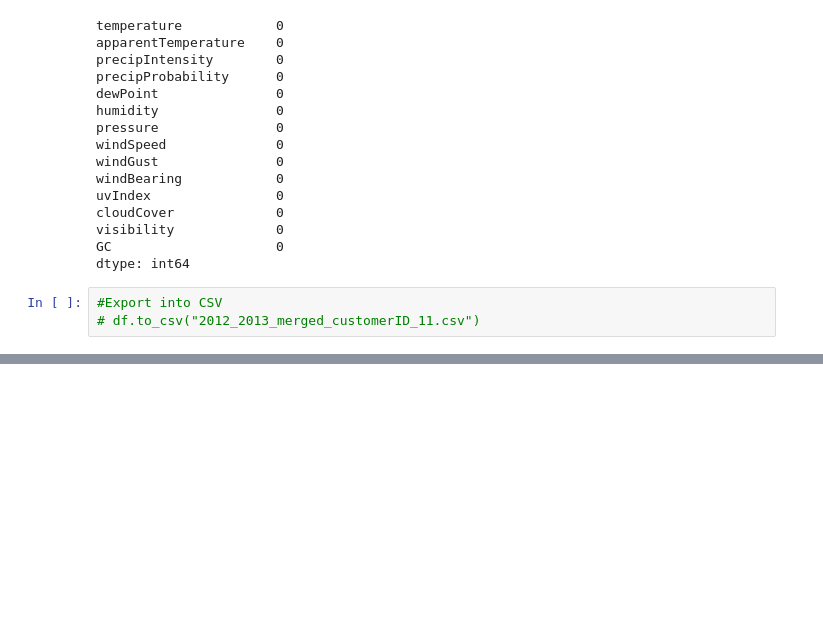
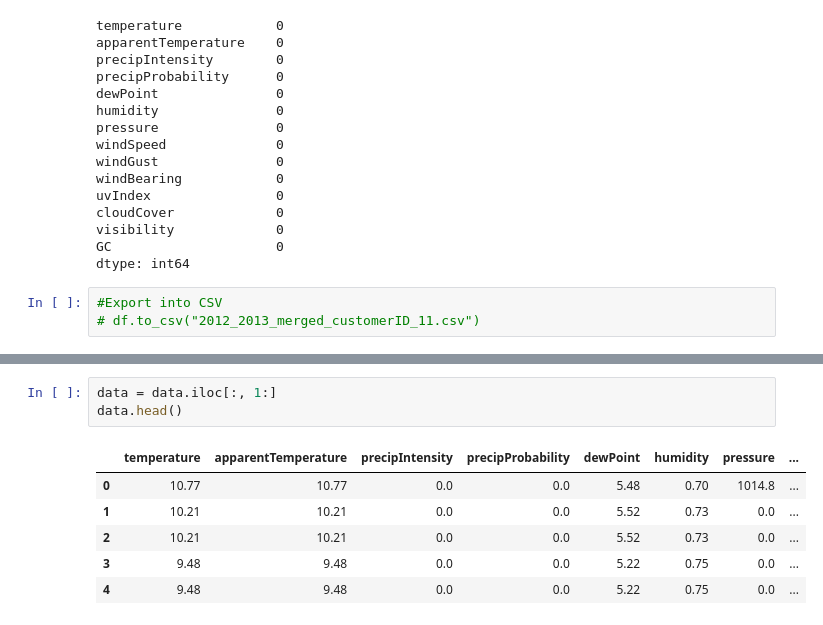
Before and after one commit to baigalmaa-baatar/Predict-energy-consumption, a Jupyter notebook: modeling/time-series ver01.ipynb, the cells around one changed output, grey strips where cells are left out. Saved outputs shown, nothing was run; the diff lists cells and outputs as text; blank space fills up the shorter version.

```diff
--- a/time-series ver01.ipynb
+++ b/modeling/time-series ver01.ipynb
@@ -113,0 +203,10 @@ dtype: int64
+# %%
+data = data.iloc[:, 1:]
+data.head()
+# %% [output]
+|  | temperature | apparentTemperature | precipIntensity | precipProbability | dewPoint | humidity | pressure | ... |
+| 0 | 10.77 | 10.77 | 0.0 | 0.0 | 5.48 | 0.70 | 1014.8 | ... |
+| 1 | 10.21 | 10.21 | 0.0 | 0.0 | 5.52 | 0.73 | 0.0 | ... |
+| 2 | 10.21 | 10.21 | 0.0 | 0.0 | 5.52 | 0.73 | 0.0 | ... |
+| 3 | 9.48 | 9.48 | 0.0 | 0.0 | 5.22 | 0.75 | 0.0 | ... |
+| 4 | 9.48 | 9.48 | 0.0 | 0.0 | 5.22 | 0.75 | 0.0 | ... |
```
Also changed, not shown: parts of 20 cells of this notebook, 1 other file.
